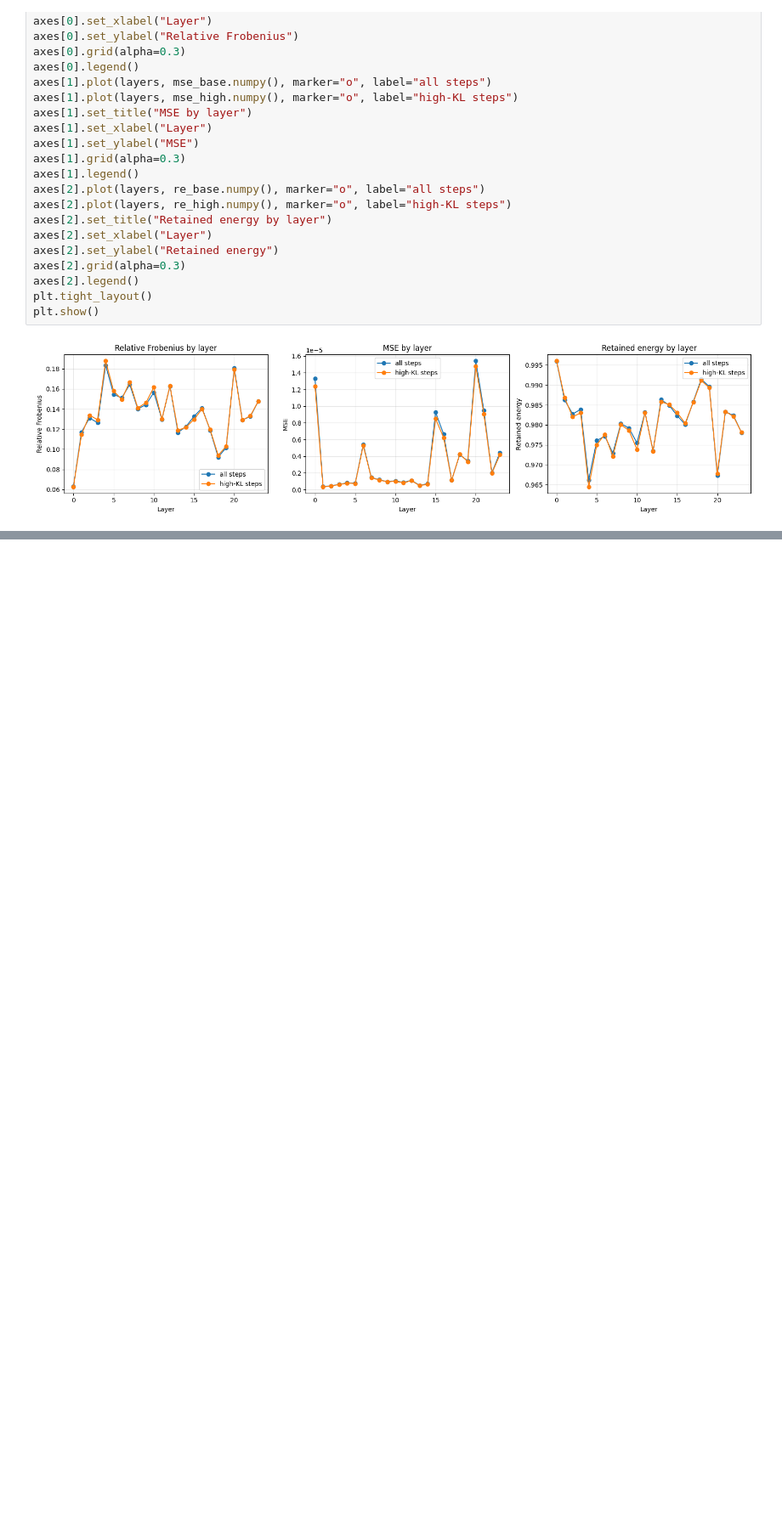
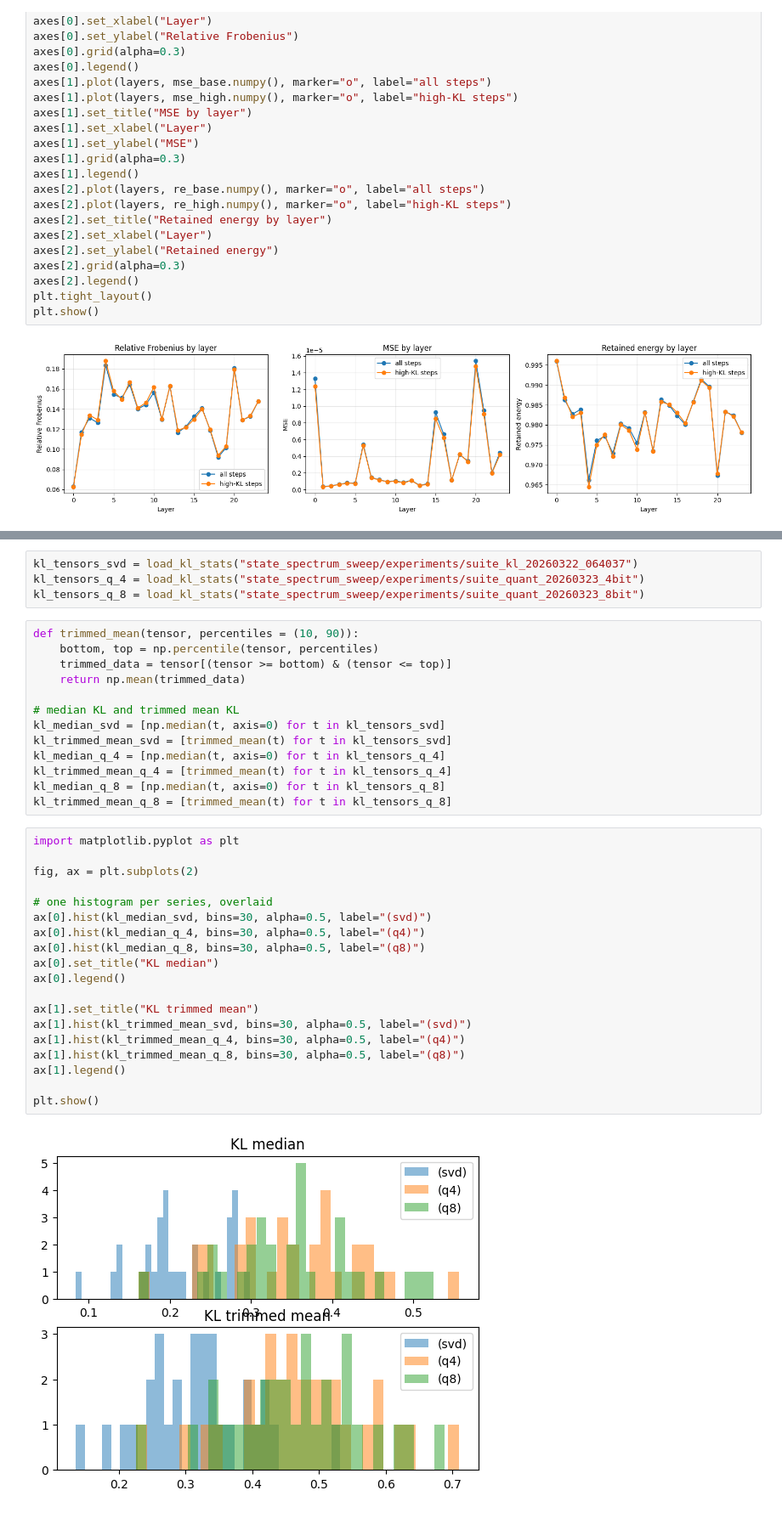
Before and after one commit to Teddygat0r/sssm-states, a Jupyter notebook: data_analysis.ipynb, the cells around one changed output, grey strips where cells are left out. Shown at 85% size. Drawn from its saved outputs; the diff is of its cells as text; blank space fills up the shorter version.

```diff
--- a/data_analysis.ipynb
+++ b/data_analysis.ipynb
@@ -195,0 +184,38 @@ plt.show()
+# %%
+kl_tensors_svd = load_kl_stats("state_spectrum_sweep/experiments/suite_kl_20260322_064037")
+kl_tensors_q_4 = load_kl_stats("state_spectrum_sweep/experiments/suite_quant_20260323_4bit")
+kl_tensors_q_8 = load_kl_stats("state_spectrum_sweep/experiments/suite_quant_20260323_8bit")
+# %%
+def trimmed_mean(tensor, percentiles = (10, 90)):
+    bottom, top = np.percentile(tensor, percentiles)
+    trimmed_data = tensor[(tensor >= bottom) & (tensor <= top)]
+    return np.mean(trimmed_data)
+
+# median KL and trimmed mean KL
+kl_median_svd = [np.median(t, axis=0) for t in kl_tensors_svd]
+kl_trimmed_mean_svd = [trimmed_mean(t) for t in kl_tensors_svd]
+kl_median_q_4 = [np.median(t, axis=0) for t in kl_tensors_q_4]
+kl_trimmed_mean_q_4 = [trimmed_mean(t) for t in kl_tensors_q_4]
+kl_median_q_8 = [np.median(t, axis=0) for t in kl_tensors_q_8]
+kl_trimmed_mean_q_8 = [trimmed_mean(t) for t in kl_tensors_q_8]
+# %%
+import matplotlib.pyplot as plt
+
+fig, ax = plt.subplots(2)
+
+# one histogram per series, overlaid
+ax[0].hist(kl_median_svd, bins=30, alpha=0.5, label="(svd)")
+ax[0].hist(kl_median_q_4, bins=30, alpha=0.5, label="(q4)")
+ax[0].hist(kl_median_q_8, bins=30, alpha=0.5, label="(q8)")
+ax[0].set_title("KL median")
+ax[0].legend()
+
+ax[1].set_title("KL trimmed mean")
+ax[1].hist(kl_trimmed_mean_svd, bins=30, alpha=0.5, label="(svd)")
+ax[1].hist(kl_trimmed_mean_q_4, bins=30, alpha=0.5, label="(q4)")
+ax[1].hist(kl_trimmed_mean_q_8, bins=30, alpha=0.5, label="(q8)")
+ax[1].legend()
+
+plt.show()
+# %% [output]
+[figure, added]
```
Also changed, not shown: parts of 12 cells of this notebook, 1 other file.
